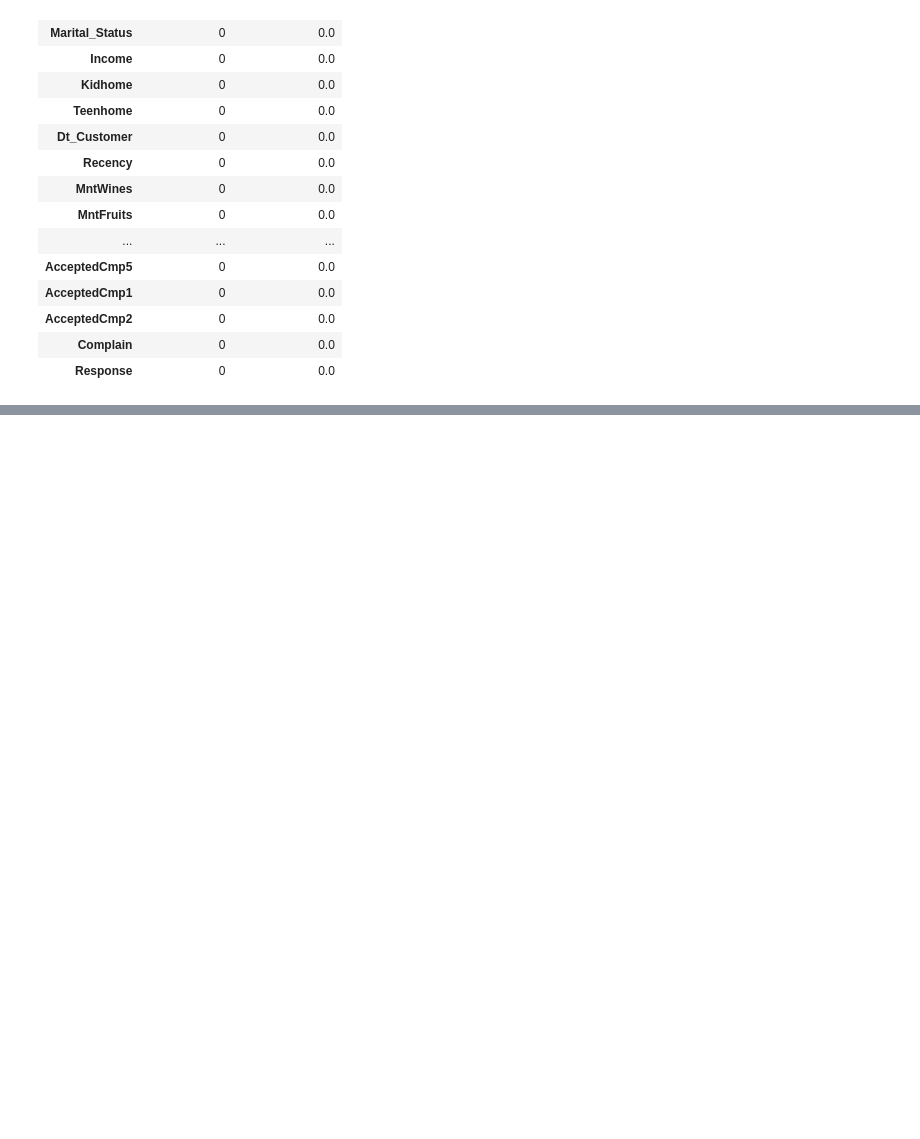
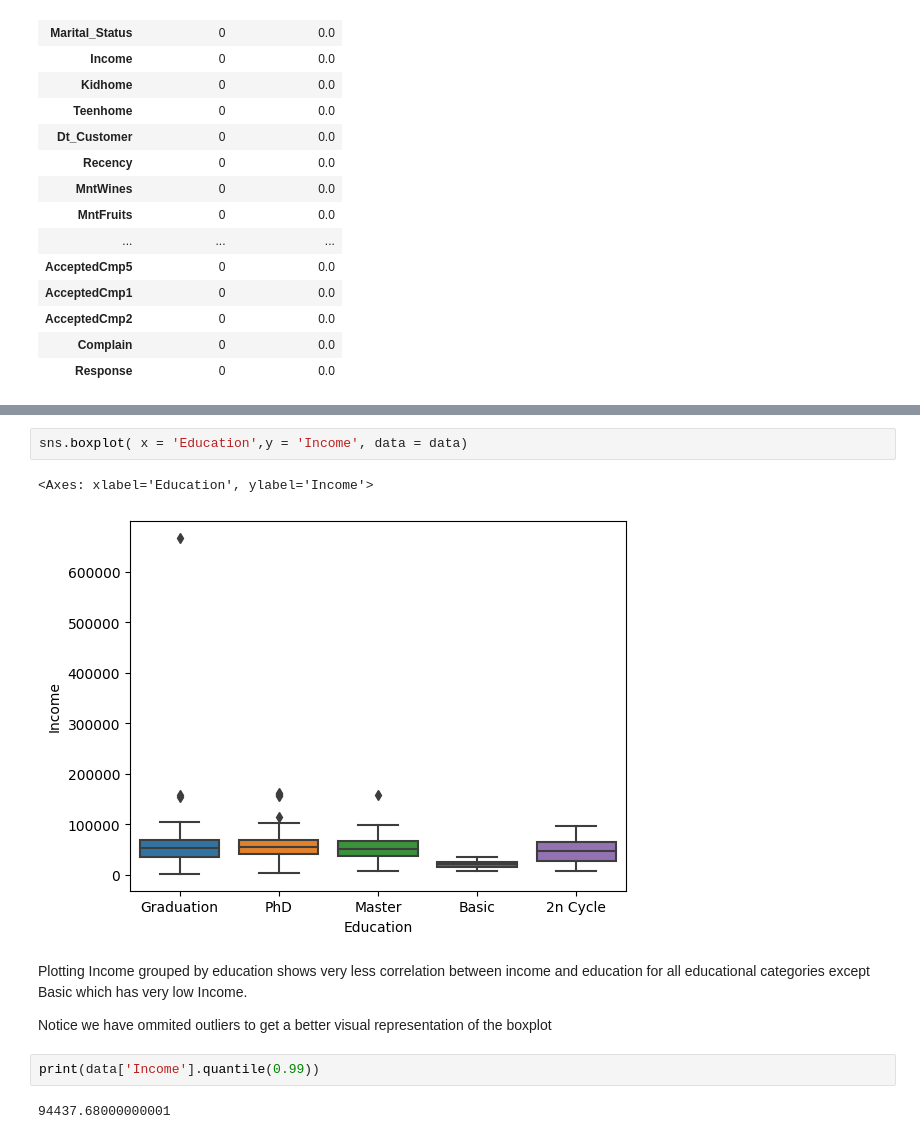
Before and after one commit to makarandmadhavi/Marketting-Campaign-Data-Analytics-and-Modeling-report, a Jupyter notebook: Marketting_Campaign_Feature_Engineering__Modeling_Interpretability_Report.ipynb, the cells around one changed output, grey strips where cells are left out. Drawn from its saved outputs; the diff is of its cells as text; blank space fills up the shorter version.

```diff
--- a/Marketting_Campaign_Feature_Engineering__Modeling_Interpretability_Report.ipynb
+++ b/Marketting_Campaign_Feature_Engineering__Modeling_Interpretability_Report.ipynb
@@ -305,0 +342,13 @@ missing_value_df
+# %%
+sns.boxplot( x = 'Education',y = 'Income', data = data)
+# %% [output]
+<Axes: xlabel='Education', ylabel='Income'>
+[figure, added]
+# %% [markdown]
+Plotting Income grouped by education shows very less correlation between income and education for all educational categories except Basic which has very low Income.
+
+Notice we have ommited outliers to get a better visual representation of the boxplot
+# %%
+print(data['Income'].quantile(0.99))
+# %% [output]
+94437.68000000001
```
Also changed, not shown: parts of 33 cells of this notebook.
